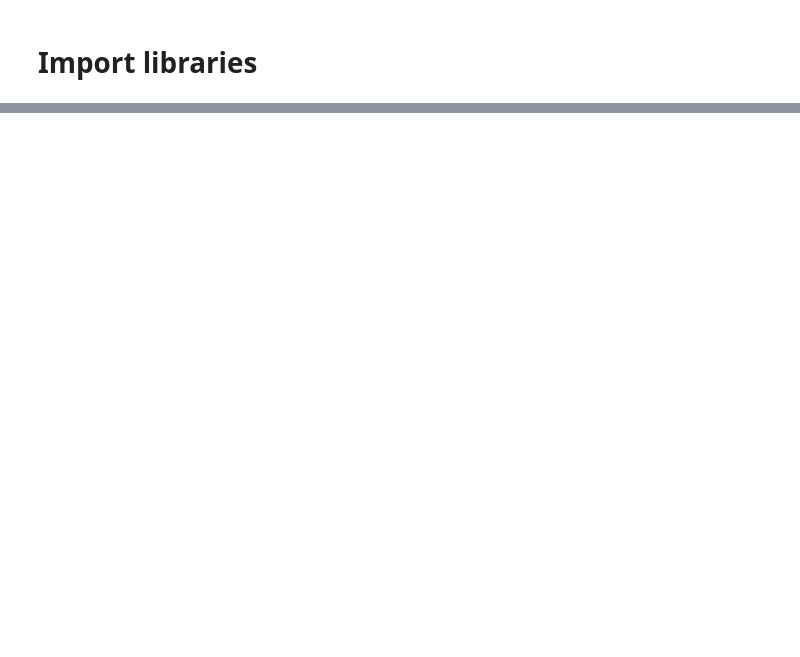
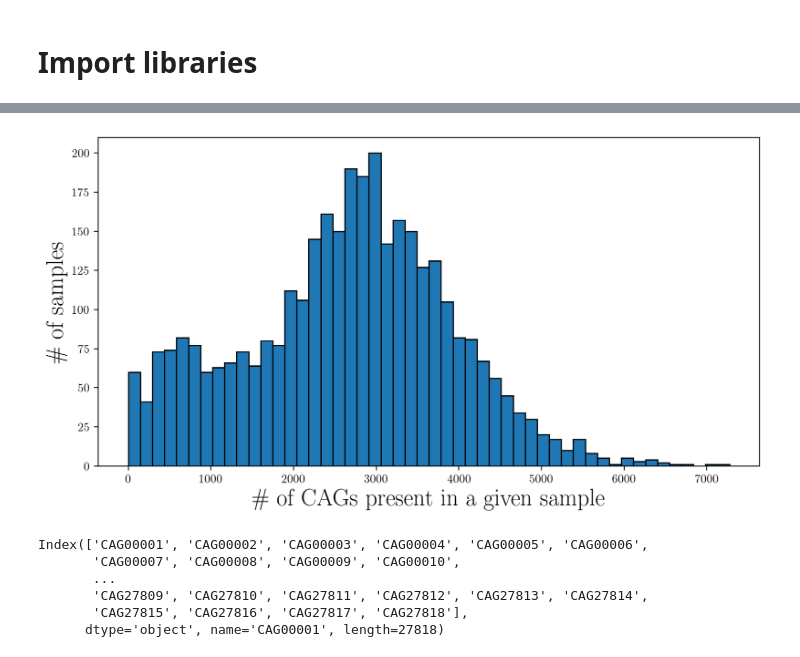
Before and after one commit to danielchang2002/MAGIC, a Jupyter notebook: src/CAG.ipynb, the cells around one changed output, grey strips where cells are left out. Cells and saved outputs as stored; diff of their text form; code cells hidden in the pictures; blank space fills up the shorter version.

```diff
--- a/src/CAG.ipynb
+++ b/src/CAG.ipynb
@@ -75,0 +69,3 @@ Text(0, 0.5, '\\# of genes in CAG (log10)')
+# %%
+metadata = pd.read_csv(os.path.join(config.CLEAN_DIR, "metadata.tsv"), sep="\t")
+metadata
@@ -75,0 +86,4 @@ Text(0, 0.5, '\\# of genes in CAG (log10)')
+# %%
+CAG = pd.read_csv(os.path.join(config.RAW_DIR, "profiles_allgenes_inputfilter.txt"), sep="\t", index_col=0, header=None).iloc[:, :-1]
+CAG.columns = metadata["Sample_ID"]
+CAG
@@ -75,0 +105,13 @@ Text(0, 0.5, '\\# of genes in CAG (log10)')
+# %%
+plt.figure(figsize=(10, 5), dpi=200)
+
+CAG_presence = (CAG.T > 0)
+counts = CAG_presence.sum(axis=1)
+
+plt.hist(counts, bins=50, edgecolor="black")
+plt.xlabel("\# of CAGs present in a given sample", fontsize=20)
+plt.ylabel("\# of samples", fontsize=20)
+
+plt.show()
+# %% [output]
+[figure, new version]
@@ -75,0 +122,10 @@ Text(0, 0.5, '\\# of genes in CAG (log10)')
+# %%
+all_cags = counts.index
+all_cags
+# %% [output]
+Index(['CAG00001', 'CAG00002', 'CAG00003', 'CAG00004', 'CAG00005', 'CAG00006',
+       'CAG00007', 'CAG00008', 'CAG00009', 'CAG00010',
+       ...
+       'CAG27809', 'CAG27810', 'CAG27811', 'CAG27812', 'CAG27813', 'CAG27814',
+       'CAG27815', 'CAG27816', 'CAG27817', 'CAG27818'],
+      dtype='object', name='CAG00001', length=27818)
```
Also changed, not shown: parts of 33 cells of this notebook, 11 other files.
